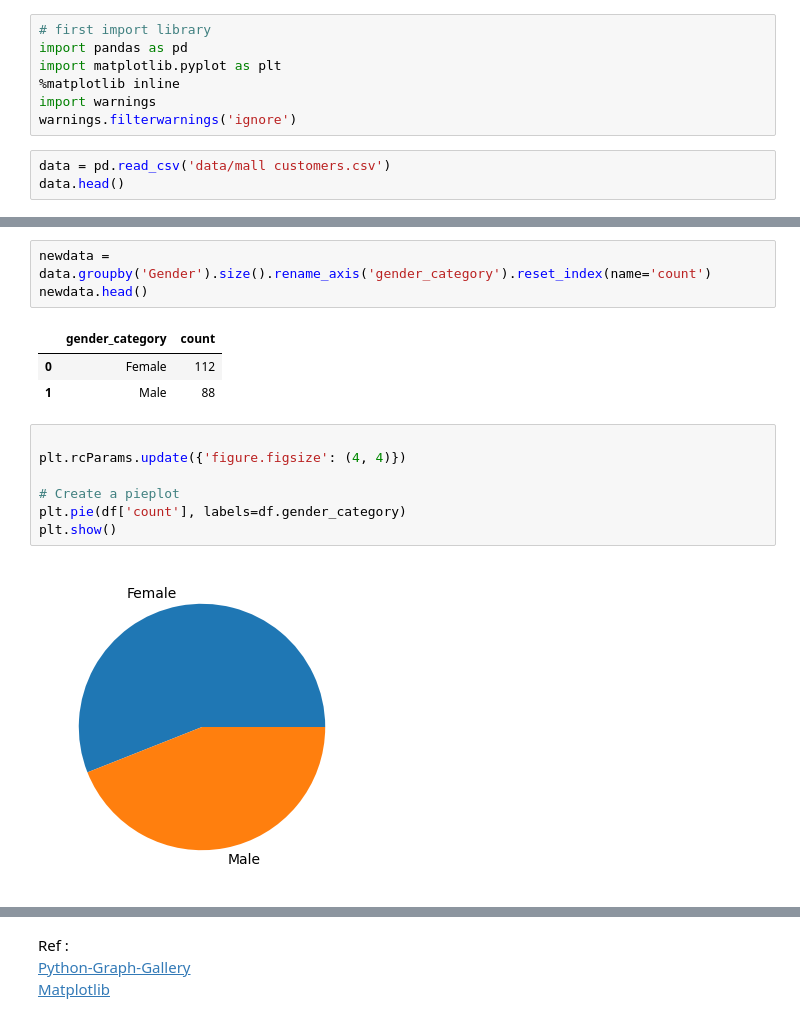
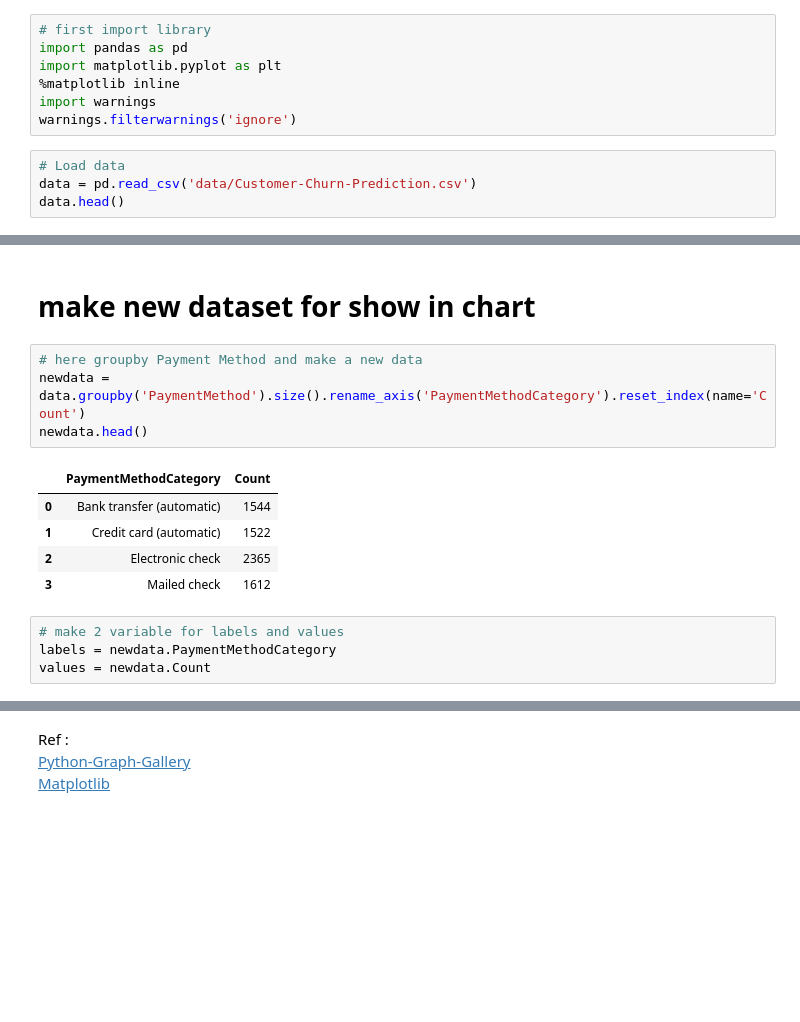
Before and after one commit to pritomsh/piechart-with-matplotlib, a Jupyter notebook: piechart-with-matplotlib.ipynb, the cells around one changed output, grey strips where cells are left out. Drawn from its saved outputs; the diff is of its cells as text; blank space fills up the shorter version.

Commit message:
add more function for show

```diff
--- a/piechart-with-matplotlib.ipynb
+++ b/piechart-with-matplotlib.ipynb
@@ -6,6 +15,7 @@ import matplotlib.pyplot as plt
 import warnings
 warnings.filterwarnings('ignore')
 # %%
-data = pd.read_csv('data/mall customers.csv')
+# Load data
+data = pd.read_csv('data/Customer-Churn-Prediction.csv')
 data.head()
 # %% [output]
@@ -28,16 +85,16 @@ dtype: int64
+# %% [markdown]
+# make new dataset for show in chart
 # %%
-newdata = data.groupby('Gender').size().rename_axis('gender_category').reset_index(name='count')
+# here groupby Payment Method and make a new data
+newdata = data.groupby('PaymentMethod').size().rename_axis('PaymentMethodCategory').reset_index(name='Count')
 newdata.head()
 # %% [output]
-|  | gender_category | count |
-| 0 | Female | 112 |
-| 1 | Male | 88 |
+|  | PaymentMethodCategory | Count |
+| 0 | Bank transfer (automatic) | 1544 |
+| 1 | Credit card (automatic) | 1522 |
+| 2 | Electronic check | 2365 |
+| 3 | Mailed check | 1612 |
-# %%
-
-plt.rcParams.update({'figure.figsize': (4, 4)})
-
-# Create a pieplot
-plt.pie(df['count'], labels=df.gender_category)
-plt.show()
-# %% [output]
-[figure, removed]
+# %%
+# make 2 variable for labels and values
+labels = newdata.PaymentMethodCategory
+values = newdata.Count
```
Also changed, not shown: parts of 30 cells of this notebook.
